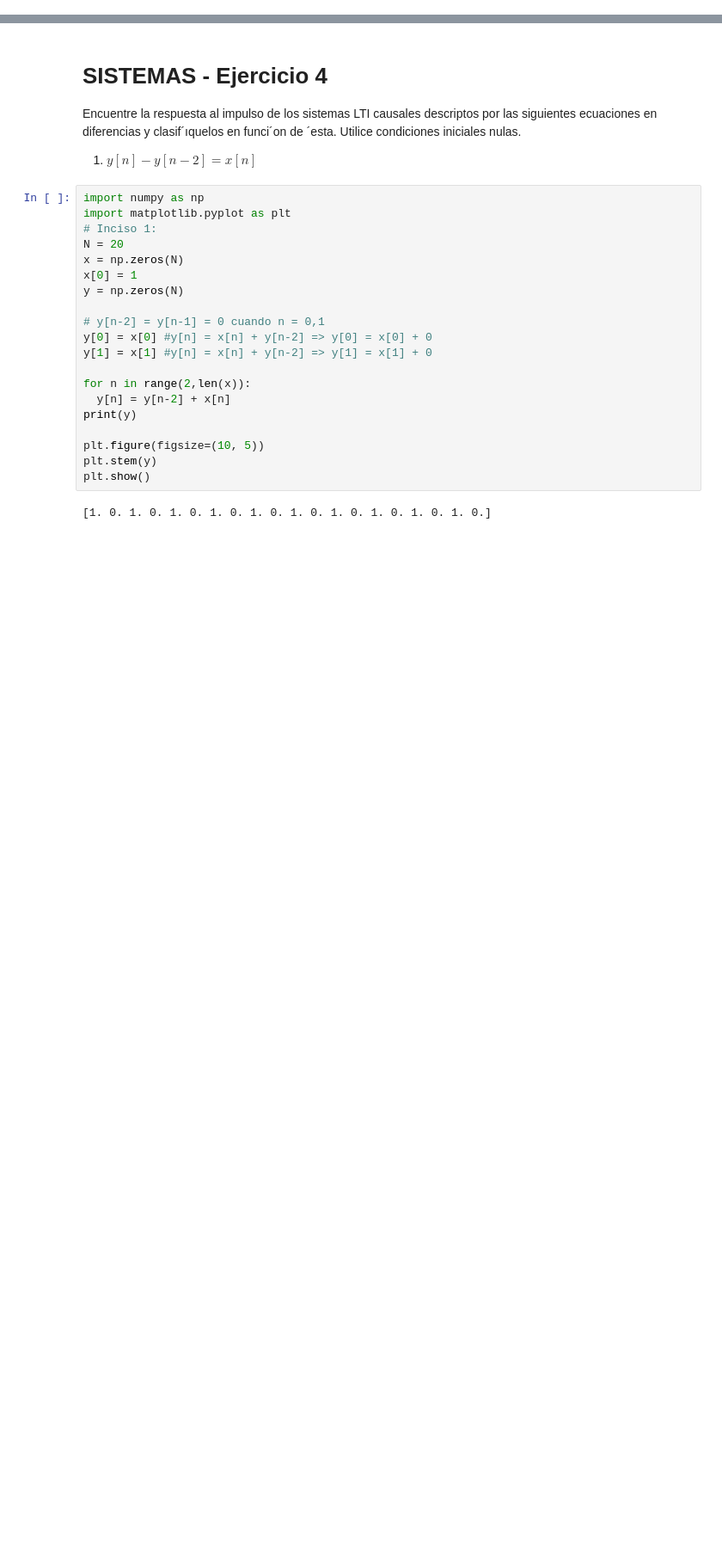
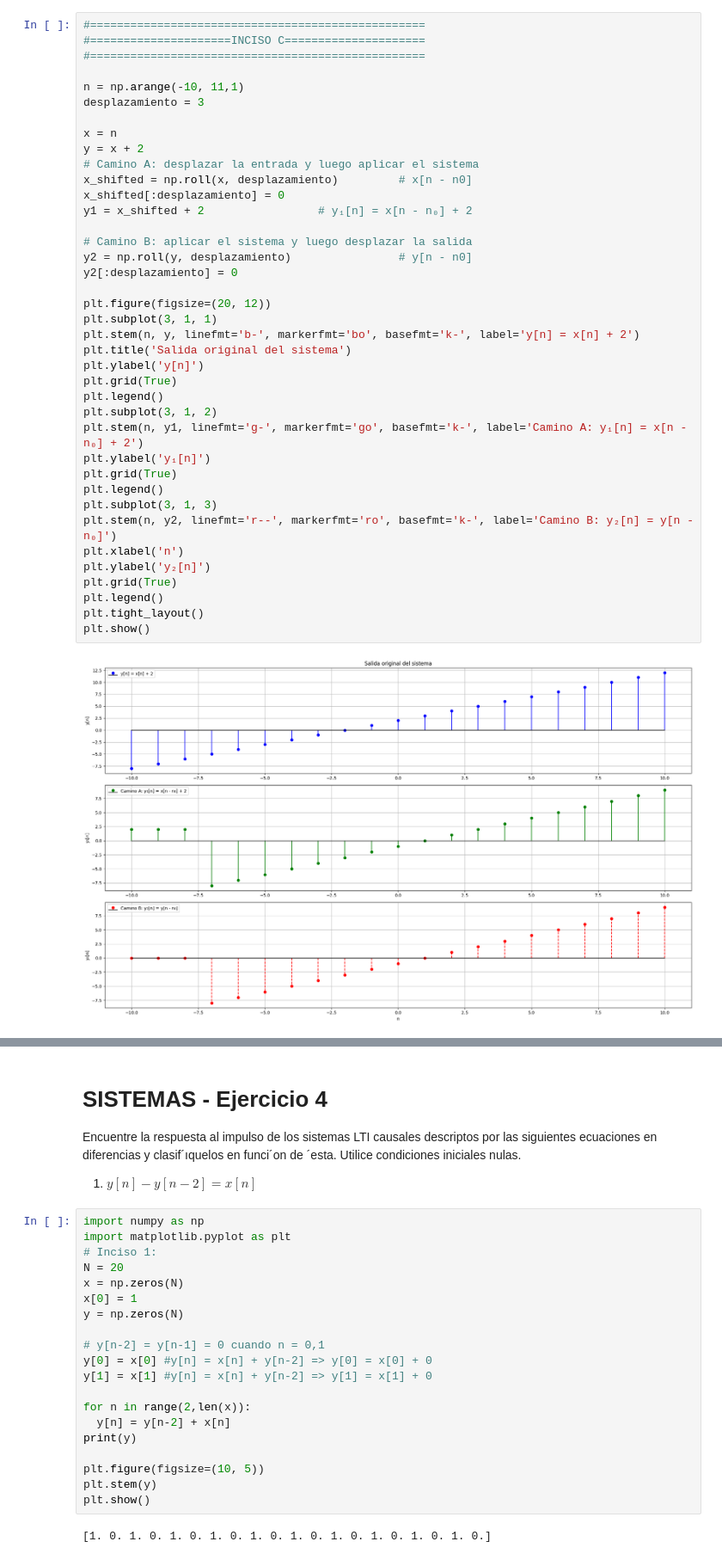
Before and after one commit to lucasgarcia2297/PDS, a Jupyter notebook: Guia2/Guia2.1-Sistemas.ipynb, the cells around one changed output, grey strips where cells are left out. Shown: that part at 86% size. Drawn from its saved outputs; the diff is of its cells as text; blank space fills up the shorter version.

```diff
--- a/Guia2/Guia2.1-Sistemas.ipynb
+++ b/Guia2/Guia2.1-Sistemas.ipynb
@@ -0,0 +134,41 @@
+# %%
+#==================================================
+#=====================INCISO C=====================
+#==================================================
+
+n = np.arange(-10, 11,1)
+desplazamiento = 3
+
+x = n
+y = x + 2
+# Camino A: desplazar la entrada y luego aplicar el sistema
+x_shifted = np.roll(x, desplazamiento)         # x[n - n0]
+x_shifted[:desplazamiento] = 0
+y1 = x_shifted + 2                 # y₁[n] = x[n - n₀] + 2
+
+# Camino B: aplicar el sistema y luego desplazar la salida
+y2 = np.roll(y, desplazamiento)                # y[n - n0]
+y2[:desplazamiento] = 0
+
+plt.figure(figsize=(20, 12))
+plt.subplot(3, 1, 1)
+plt.stem(n, y, linefmt='b-', markerfmt='bo', basefmt='k-', label='y[n] = x[n] + 2')
+plt.title('Salida original del sistema')
+plt.ylabel('y[n]')
+plt.grid(True)
+plt.legend()
+plt.subplot(3, 1, 2)
+plt.stem(n, y1, linefmt='g-', markerfmt='go', basefmt='k-', label='Camino A: y₁[n] = x[n - n₀] + 2')
+plt.ylabel('y₁[n]')
+plt.grid(True)
+plt.legend()
+plt.subplot(3, 1, 3)
+plt.stem(n, y2, linefmt='r--', markerfmt='ro', basefmt='k-', label='Camino B: y₂[n] = y[n - n₀]')
+plt.xlabel('n')
+plt.ylabel('y₂[n]')
+plt.grid(True)
+plt.legend()
+plt.tight_layout()
+plt.show()
+# %% [output]
+[figure, added]
```
Also changed, not shown: parts of 4 cells of this notebook, 1 other file.
